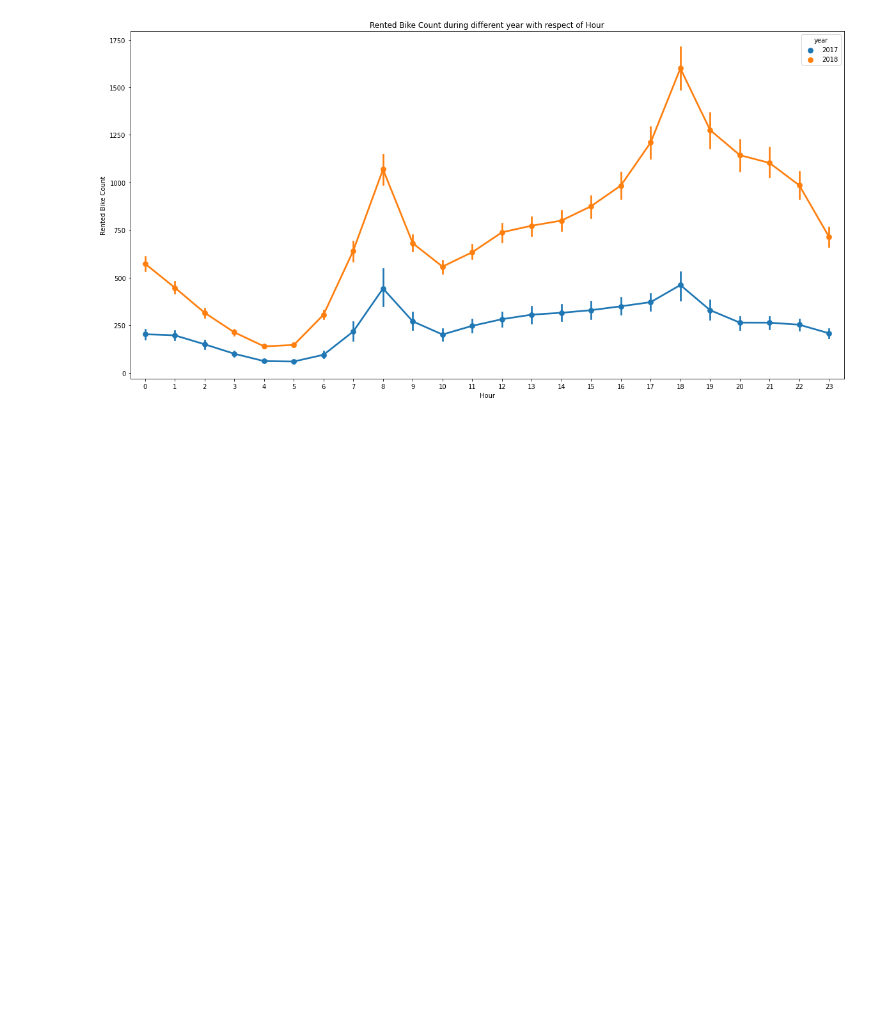
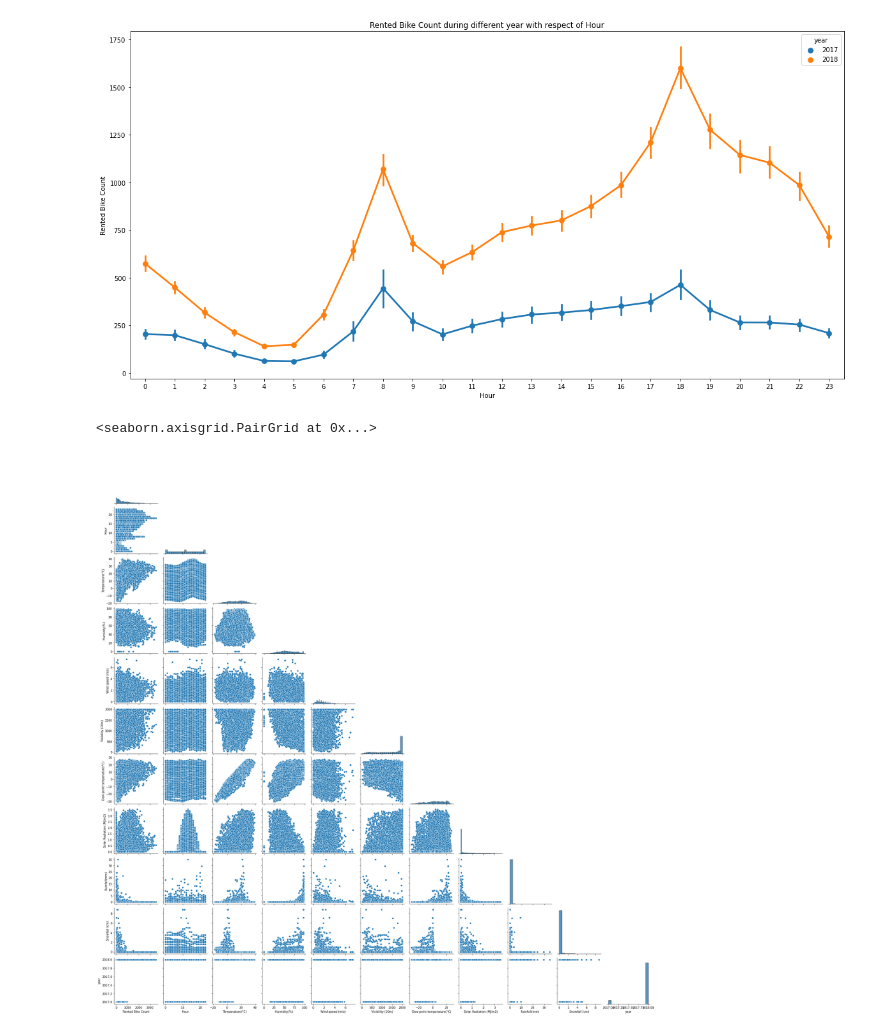
Before and after one commit to fathimajafir/Seoul-Bike-Sharing-Demand-Prediction, a Jupyter notebook: Copy_of_Bike_Sharing_Demand_Prediction_Capstone_Project.ipynb, the cells around one changed output. Drawn from its saved outputs; the diff is of its cells as text; code cells hidden in the pictures; blank space fills up the shorter version.

```diff
--- a/Copy_of_Bike_Sharing_Demand_Prediction_Capstone_Project.ipynb
+++ b/Copy_of_Bike_Sharing_Demand_Prediction_Capstone_Project.ipynb
@@ -206,3 +206,9 @@ for i in categorical_features.columns:
 [figure]
 [figure]
 [figure]
+# %%
+#ploting pairplot for more info
+sns.pairplot(df, corner=True)
+# %% [output]
+<seaborn.axisgrid.PairGrid at 0x...>
+[figure, added]
```
